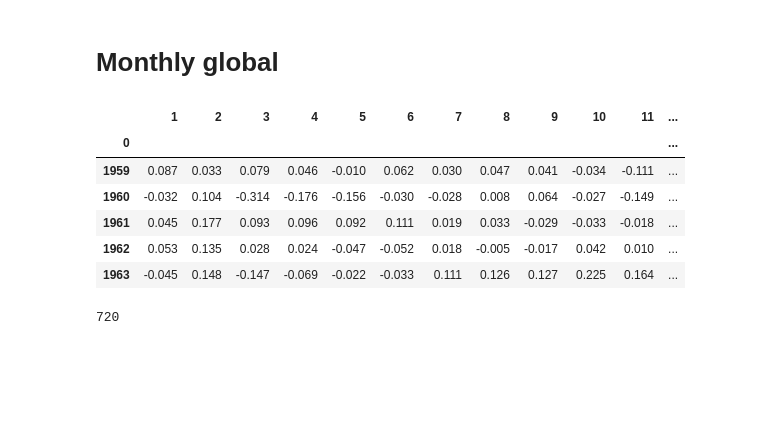
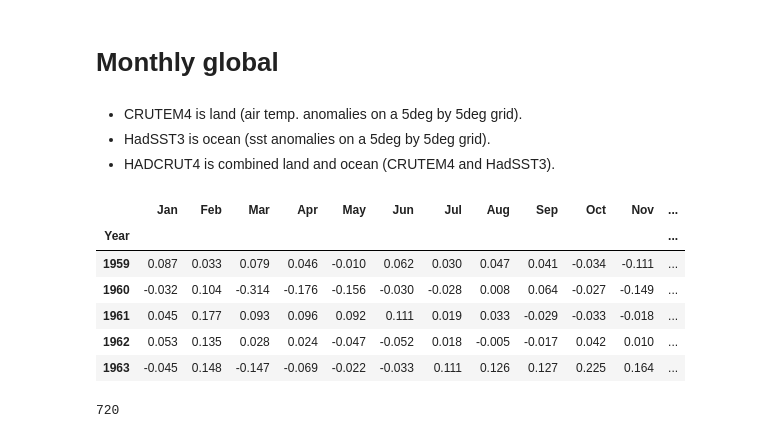
Before and after one commit to rursino/carbon-cycle-feedbacks, a Jupyter notebook: Peylin_flux/Notebooks/gridded_temp.ipynb, the cells around one changed output. Saved outputs shown, nothing was run; the diff lists cells and outputs as text; code cells hidden in the pictures; blank space fills up the shorter version.

Commit message:
More work on freq. analysis on gridded temps.

```diff
--- a/Peylin_flux/Notebooks/gridded_temp.ipynb
+++ b/Peylin_flux/Notebooks/gridded_temp.ipynb
@@ -84,17 +97,22 @@ plot_land(land.temperature_anomaly.sel(time="1959-06").values.squeeze())
 [figure]
 # %% [markdown]
 # Monthly global
+# %% [markdown]
+- CRUTEM4 is land (air temp. anomalies on a 5deg by 5deg grid).
+- HadSST3 is ocean (sst anomalies on a 5deg by 5deg grid).
+- HADCRUT4 is combined land and ocean (CRUTEM4 and HadSST3).
 # %%
+#HADCRUT4
 monthly = pd.read_csv("./../co2_temp_data/temp/HADCRUT4_annual.txt",
             delim_whitespace=True,
-            header=None,
+            header=0,
             index_col=0,
             usecols=([0,1,2,3,4,5,6,7,8,9,10,11,12])
            )
 monthly.head()
 # %% [output]
-|  | 1 | 2 | 3 | 4 | 5 | 6 | 7 | 8 | 9 | 10 | 11 | ... |
-| 0 |  |  |  |  |  |  |  |  |  |  |  | ... |
+|  | Jan | Feb | Mar | Apr | May | Jun | Jul | Aug | Sep | Oct | Nov | ... |
+| Year |  |  |  |  |  |  |  |  |  |  |  | ... |
 | 1959 | 0.087 | 0.033 | 0.079 | 0.046 | -0.010 | 0.062 | 0.030 | 0.047 | 0.041 | -0.034 | -0.111 | ... |
 | 1960 | -0.032 | 0.104 | -0.314 | -0.176 | -0.156 | -0.030 | -0.028 | 0.008 | 0.064 | -0.027 | -0.149 | ... |
 | 1961 | 0.045 | 0.177 | 0.093 | 0.096 | 0.092 | 0.111 | 0.019 | 0.033 | -0.029 | -0.033 | -0.018 | ... |
```
Also changed, not shown: parts of 33 cells of this notebook, 4 other files.
